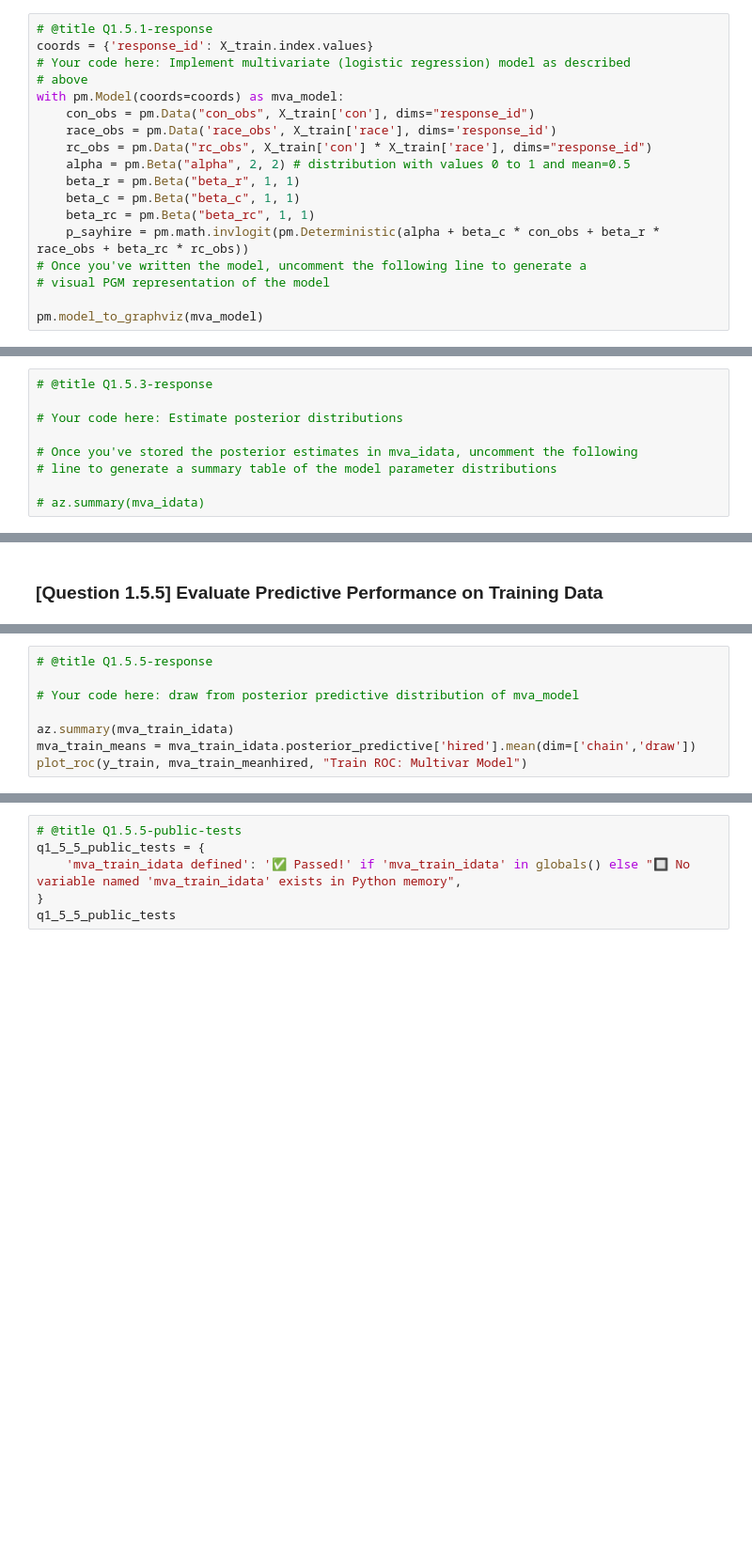
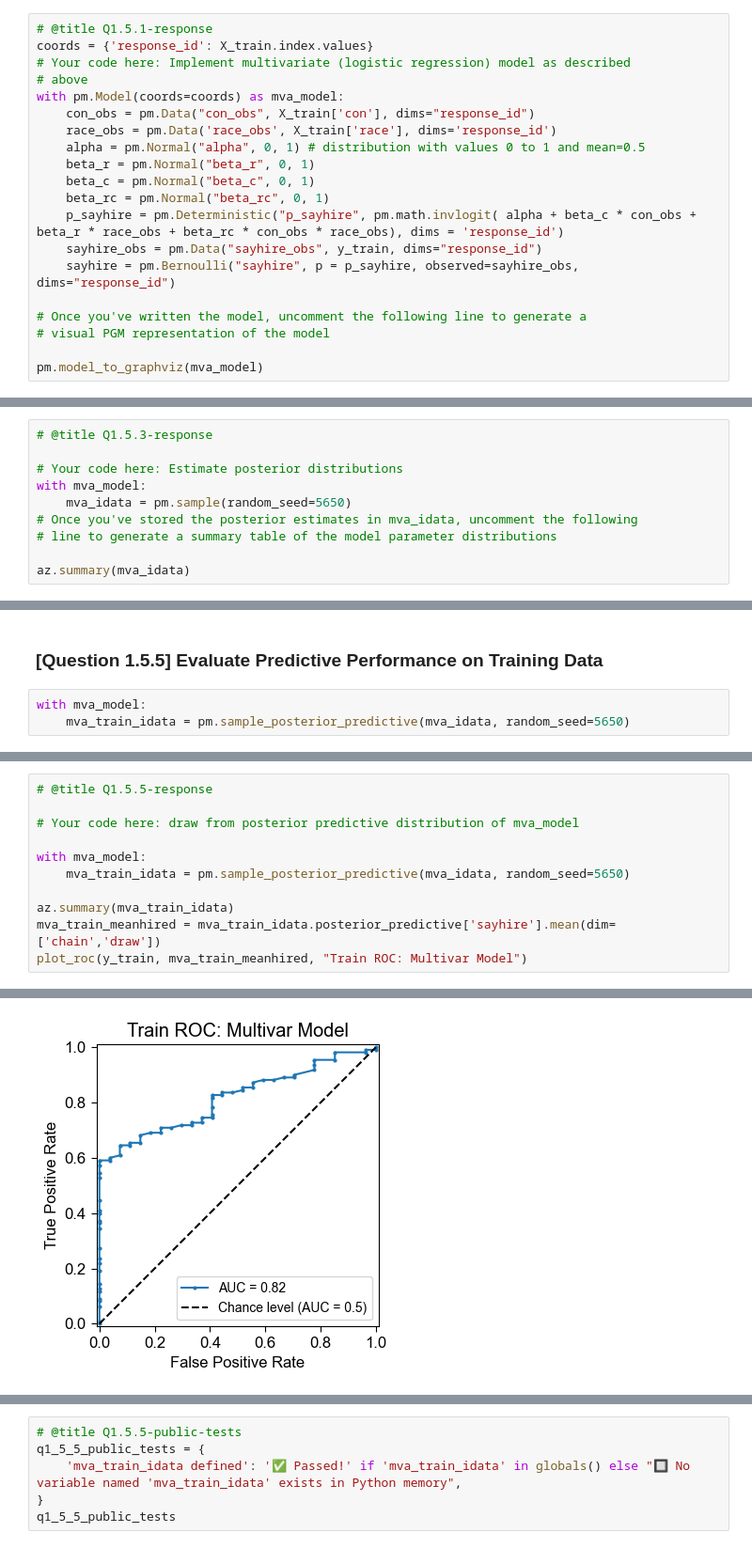
Before and after one commit to mw1296/dsan5650_social_causal_inference, a Jupyter notebook: homework/DSAN5650_HW3.ipynb, the cells around one changed output, grey strips where cells are left out. Shown: that part at 94% size. Saved outputs shown, nothing was run; the diff lists cells and outputs as text; blank space fills up the shorter version.

```diff
--- a/homework/DSAN5650_HW3.ipynb
+++ b/homework/DSAN5650_HW3.ipynb
@@ -1108,12 +1109,14 @@ coords = {'response_id': X_train.index.values}
 with pm.Model(coords=coords) as mva_model:
     con_obs = pm.Data("con_obs", X_train['con'], dims="response_id")
     race_obs = pm.Data('race_obs', X_train['race'], dims='response_id')
-    rc_obs = pm.Data("rc_obs", X_train['con'] * X_train['race'], dims="response_id")
-    alpha = pm.Beta("alpha", 2, 2) # distribution with values 0 to 1 and mean=0.5
-    beta_r = pm.Beta("beta_r", 1, 1)
-    beta_c = pm.Beta("beta_c", 1, 1)
-    beta_rc = pm.Beta("beta_rc", 1, 1)
-    p_sayhire = pm.math.invlogit(pm.Deterministic(alpha + beta_c * con_obs + beta_r * race_obs + beta_rc * rc_obs))
+    alpha = pm.Normal("alpha", 0, 1) # distribution with values 0 to 1 and mean=0.5
+    beta_r = pm.Normal("beta_r", 0, 1)
+    beta_c = pm.Normal("beta_c", 0, 1)
+    beta_rc = pm.Normal("beta_rc", 0, 1)
+    p_sayhire = pm.Deterministic("p_sayhire", pm.math.invlogit( alpha + beta_c * con_obs + beta_r * race_obs + beta_rc * con_obs * race_obs), dims = 'response_id')
+    sayhire_obs = pm.Data("sayhire_obs", y_train, dims="response_id")
+    sayhire = pm.Bernoulli("sayhire", p = p_sayhire, observed=sayhire_obs, dims="response_id")
+
 # Once you've written the model, uncomment the following line to generate a
 # visual PGM representation of the model
 
@@ -1169,8 +1174,9 @@ As you did in earlier parts, here estimate the posterior distributions over poss
 # @title Q1.5.3-response
 
 # Your code here: Estimate posterior distributions
-
+with mva_model:
+    mva_idata = pm.sample(random_seed=5650)
 # Once you've stored the posterior estimates in mva_idata, uncomment the following
 # line to generate a summary table of the model parameter distributions
 
-# az.summary(mva_idata)
+az.summary(mva_idata)
@@ -1232,3 +1271,6 @@ q1_5_4_public_tests
  'No None values': "🔲 One or more of the values in 'q1_5_4_response' is None"}
 # %% [markdown]
 ### [Question 1.5.5] Evaluate Predictive Performance on Training Data
+# %%
+with mva_model:
+    mva_train_idata = pm.sample_posterior_predictive(mva_idata, random_seed=5650)
@@ -1237,6 +1303,10 @@ q1_5_4_public_tests
 
 # Your code here: draw from posterior predictive distribution of mva_model
 
+with mva_model:
+    mva_train_idata = pm.sample_posterior_predictive(mva_idata, random_seed=5650)
+
 az.summary(mva_train_idata)
-mva_train_means = mva_train_idata.posterior_predictive['hired'].mean(dim=['chain','draw'])
+mva_train_meanhired = mva_train_idata.posterior_predictive['sayhire'].mean(dim=['chain','draw'])
 plot_roc(y_train, mva_train_meanhired, "Train ROC: Multivar Model")
+# %% [output]
@@ -1242,0 +1316 @@ plot_roc(y_train, mva_train_meanhired, "Train ROC: Multivar Model")
+[figure, added]
```
Also changed, not shown: parts of 10 cells of this notebook.
